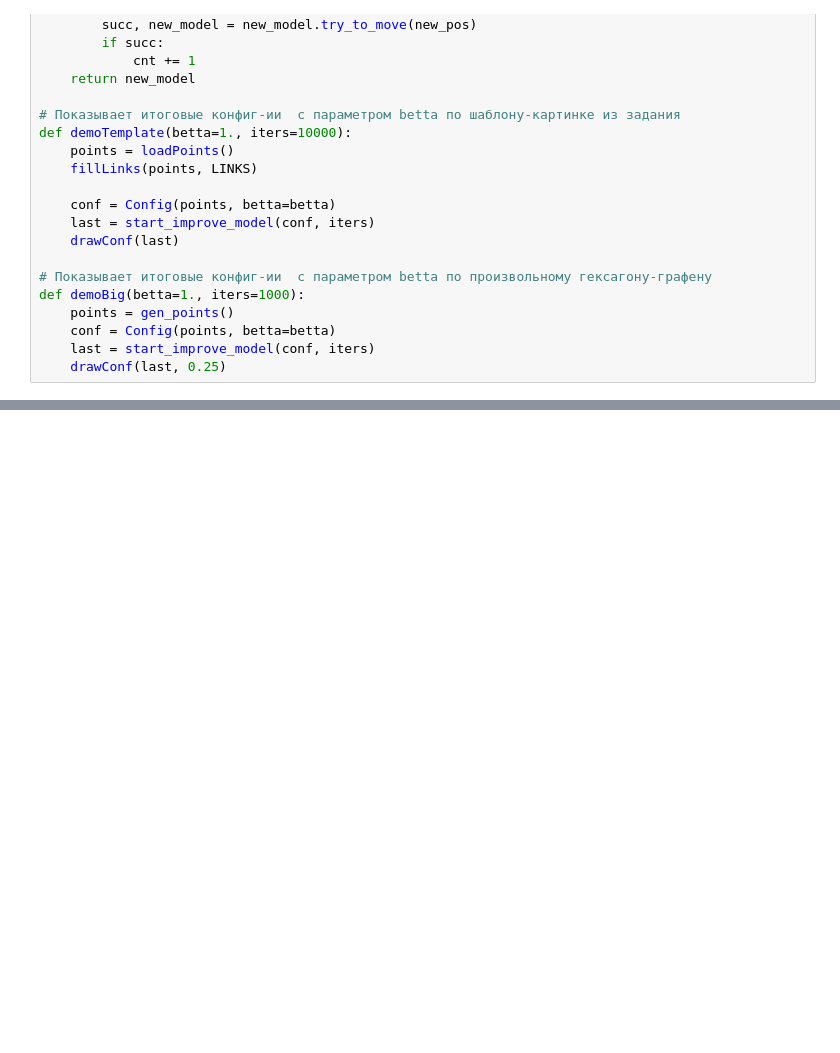
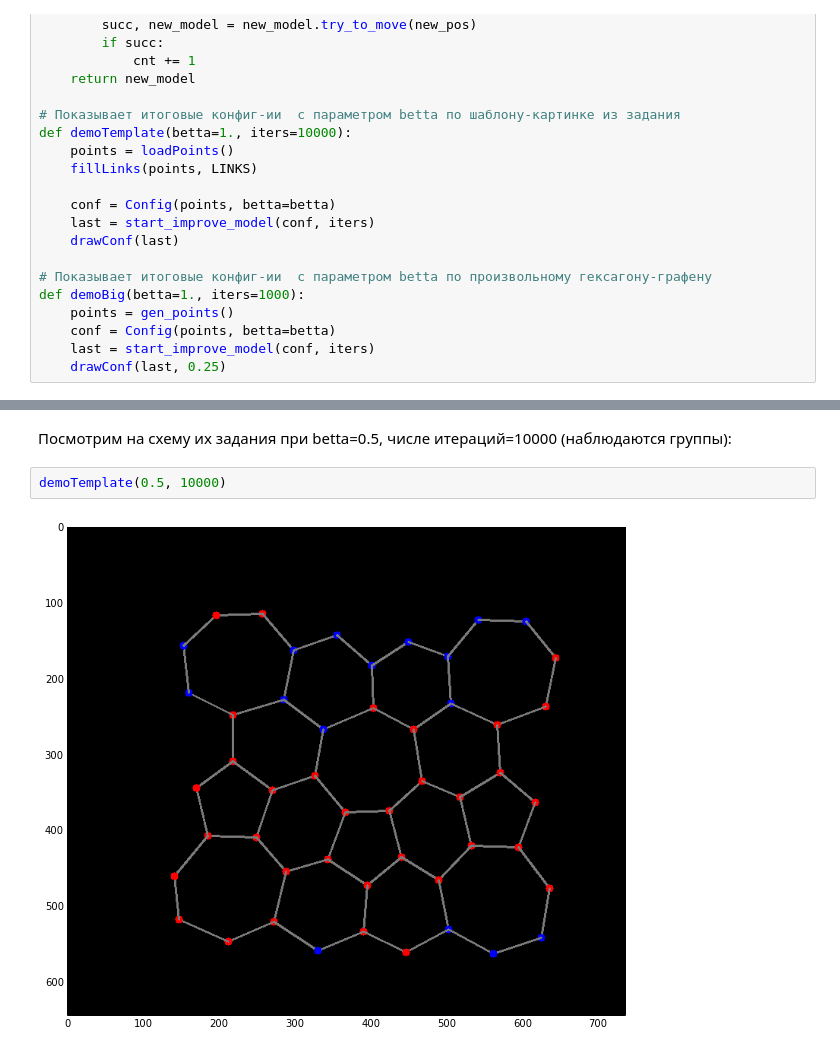
Before and after one commit to seovchinnikov/funny_stat, a Jupyter notebook: ising_model.ipynb, the cells around one changed output, grey strips where cells are left out. Cells and saved outputs as stored; diff of their text form; blank space fills up the shorter version.

```diff
--- a/ising_model.ipynb
+++ b/ising_model.ipynb
@@ -359,0 +300,6 @@ demoBig(-3., 1000)
+# %% [markdown]
+Посмотрим на схему их задания при betta=0.5, числе итераций=10000 (наблюдаются группы):
+# %%
+demoTemplate(0.5, 10000)
+# %% [output]
+[figure, added]
```
Also changed, not shown: parts of 50 cells of this notebook.
